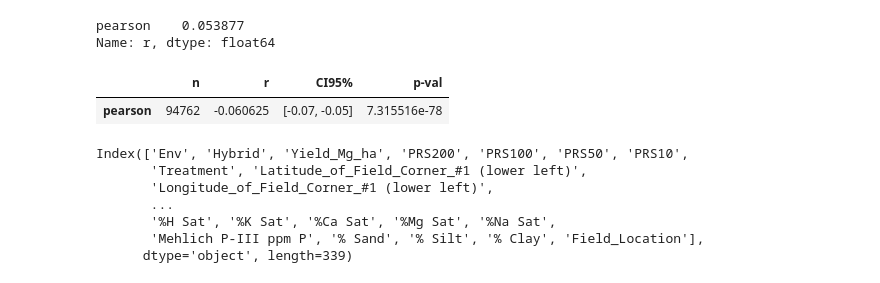
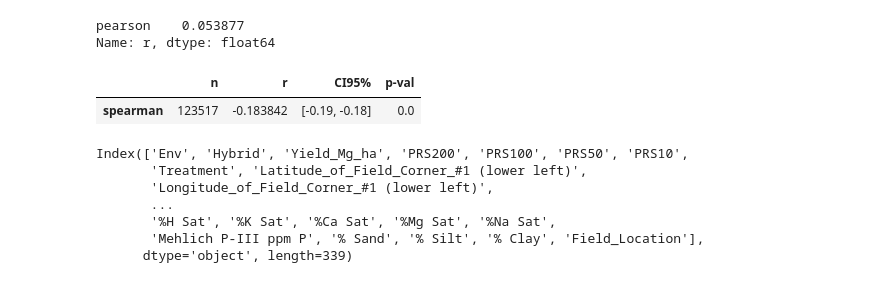
Before and after one commit to robertkhu/maize_gxe, a Jupyter notebook: analysis/feature_selection/feature_selection_with_genotype.ipynb, the cells around one changed output. Drawn from its saved outputs; the diff is of its cells as text; code cells hidden in the pictures.

```diff
--- a/analysis/feature_selection/feature_selection_with_genotype.ipynb
+++ b/analysis/feature_selection/feature_selection_with_genotype.ipynb
@@ -89,10 +89,10 @@ pg.partial_corr(data=data, x='TT_pStGEnG', y='Yield_Mg_ha', covar='PRS10')['r']*
 pearson    0.053877
 Name: r, dtype: float64
 # %%
-pg.partial_corr(data=data, x='FlowNO3_pEnGMat_6', y='Yield_Mg_ha', covar='PRS10')
+pg.partial_corr(data=data, x='GWETTOP__agg_linear_trend__attr_""stderr""__chunk_len_10__f_agg_""var""', y='Yield_Mg_ha', covar='PRS50', method='spearman')
 # %% [output]
 |  | n | r | CI95% | p-val |
-| pearson | 94762 | -0.060625 | [-0.07, -0.05] | 7.315516e-78 |
+| spearman | 123517 | -0.183842 | [-0.19, -0.18] | 0.0 |
 # %%
 data.columns
 # %% [output]
```
Also changed, not shown: parts of 15 cells of this notebook, 4 other files.
